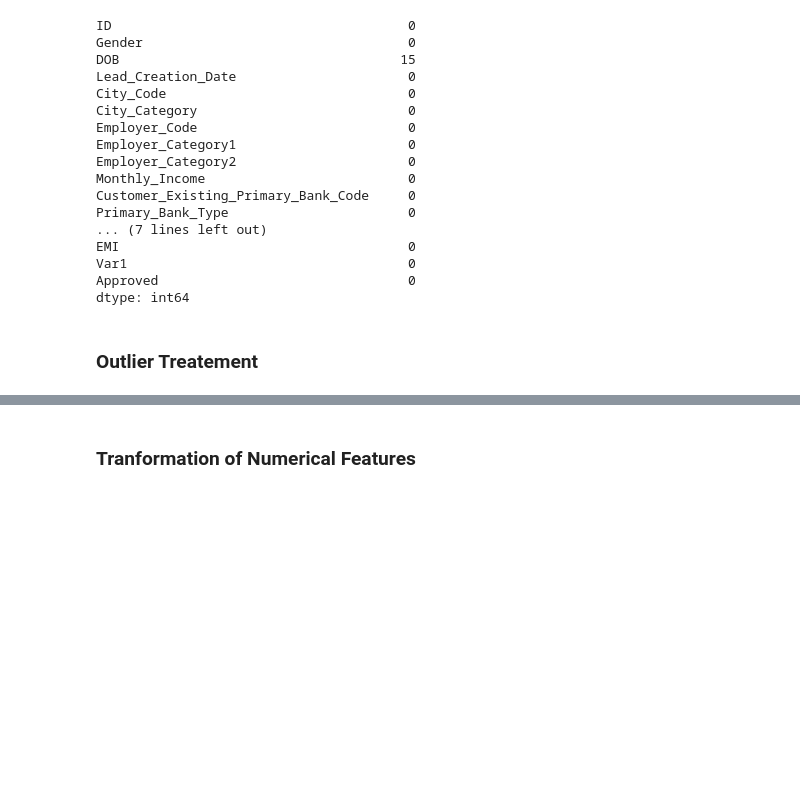
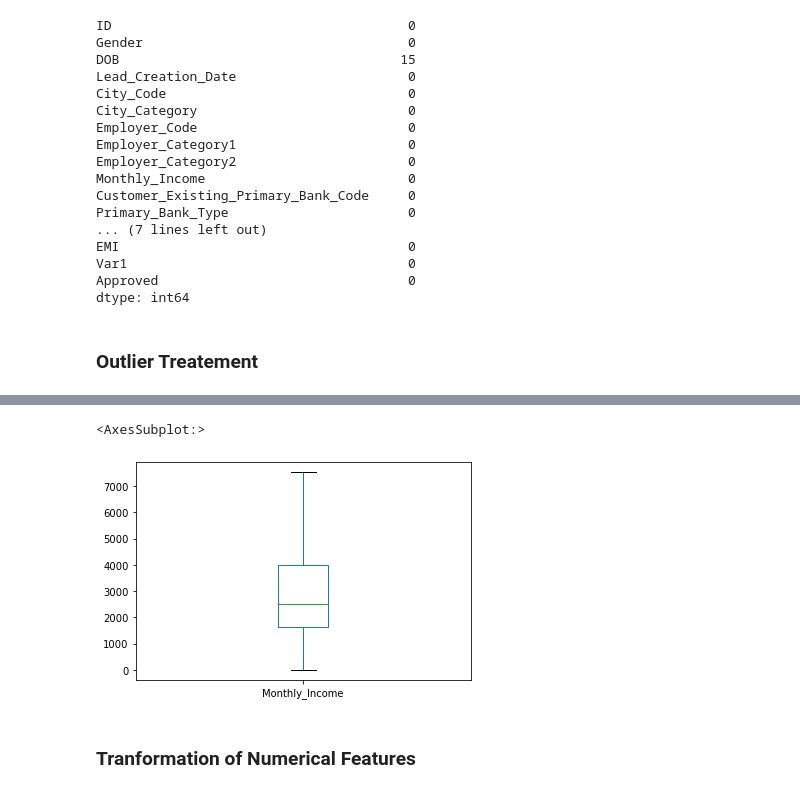
Before and after one commit to KunaalNaik/Python_Data_Science_Course, a Jupyter notebook: 2 - Pandas/4 Pandas Case Study/Case Study Merge Missing Data/c2_leads_MissingData_package_inclass_5Mar2022.ipynb, the cells around one changed output, grey strips where cells are left out. Cells and saved outputs as stored; diff of their text form; code cells hidden in the pictures; blank space fills up the shorter version.

```diff
--- a/2 - Pandas/4 Pandas Case Study/Case Study Merge Missing Data/c2_leads_MissingData_package_inclass_5Mar2022.ipynb
+++ b/2 - Pandas/4 Pandas Case Study/Case Study Merge Missing Data/c2_leads_MissingData_package_inclass_5Mar2022.ipynb
@@ -337,3 +220,9 @@ dtype: int64
+# %%
+# Check Histogram
+train['Monthly_Income'].plot.box()
+# %% [output]
+<AxesSubplot:>
+[figure, added]
 # %% [markdown]
 ### Tranformation of Numerical Features
 # %%
```
Also changed, not shown: parts of 33 cells of this notebook, 10 other files.
